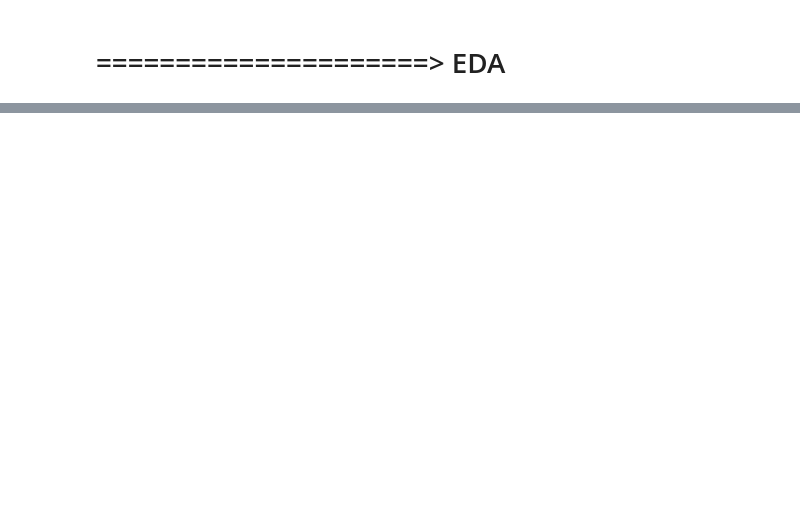
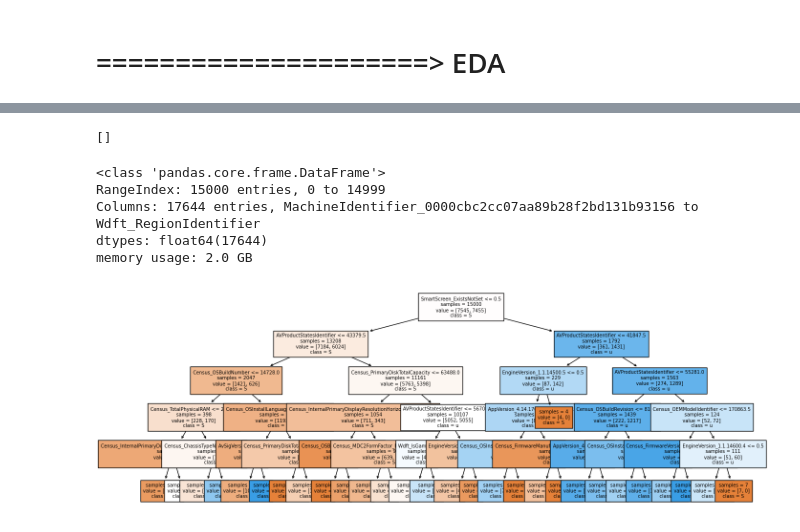
Before and after one commit to JorgeCostaMacia/kaggle-bootcamp-data-science-y-python, a Jupyter notebook: src/main.ipynb, the cells around one changed output, grey strips where cells are left out. Cells and saved outputs as stored; diff of their text form; code cells hidden in the pictures; blank space fills up the shorter version.

```diff
--- a/src/main.ipynb
+++ b/src/main.ipynb
@@ -280,0 +419,26 @@ print(typed_cols)
+# %%
+# ==================================================================================================================
+# ===========================================> Procesar mascaras y versiones 6 partes <=============================
+# ==================================================================================================================
+
+mask_cols_6 = []
+
+for c in datos.columns:
+    if datos[c].notnull().all() and datos[c].astype(str).apply(lambda x: x.count('.') == 5).all():
+        mask_cols_6.append(c)
+
+#for c in mask_cols_6:
+#    datos[[col + "_1", col + "_2", col + "_3", col + "_4", col + "_5", col + "_6"]] = datos[c].str.split(".", expand=True)
+
+#datos.drop(columns=mask_cols_6, inplace=True)
+
+print(mask_cols_6)
+# %% [output]
+[]
+# %%
+# ==================================================================================================================
+# ===========================================> Ordenar variables <==================================================
+# ==================================================================================================================
+
+ordered_columns = cat_cols+numeric_cols
+datos = datos[ordered_columns+['HasDetections']]
@@ -280,0 +453,46 @@ print(typed_cols)
+# %%
+# ==================================================================================================================
+# ===========================================> Train Test Split <===================================================
+# ==================================================================================================================
+
+X_train, X_test, y_train, y_test = train_test_split(
+                                        datos.drop(columns = 'HasDetections')[ordered_columns],
+                                        datos['HasDetections'],
+                                        random_state = 123)
+
+X_train_prep = preprocessor.fit_transform(X_train)
+X_test_prep  = preprocessor.transform(X_test)
+
+encoded_cat = preprocessor.named_transformers_['onehot'].get_feature_names_out(cat_cols)
+labels = np.concatenate([encoded_cat, numeric_cols])
+
+X_train_prep = pd.DataFrame(X_train_prep.toarray(), columns=labels)
+X_test_prep  = pd.DataFrame(X_test_prep.toarray(), columns=labels)
+X_train_prep.info()
+# %% [output]
+<class 'pandas.core.frame.DataFrame'>
+RangeIndex: 15000 entries, 0 to 14999
+Columns: 17644 entries, MachineIdentifier_0000cbc2cc07aa89b28f2bd131b93156 to Wdft_RegionIdentifier
+dtypes: float64(17644)
+memory usage: 2.0 GB
+# %%
+# ==================================================================================================================
+# ===========================================> Modelo <=============================================================
+# ==================================================================================================================
+
+modelo = DecisionTreeClassifier(criterion= "entropy", max_depth=5, min_samples_leaf=3, random_state = 123)
+
+modelo.fit(X_train_prep, y_train)
+
+fig, ax = plt.subplots(figsize=(16, 6))
+
+plot = plot_tree(
+            decision_tree = modelo,
+            feature_names = labels.tolist(),
+            class_names   = 'Survived',
+            filled        = True,
+            impurity      = False,
+            fontsize      = 7,
+            ax            = ax)
+# %% [output]
+[figure, added]
```
Also changed, not shown: parts of 48 cells of this notebook.
